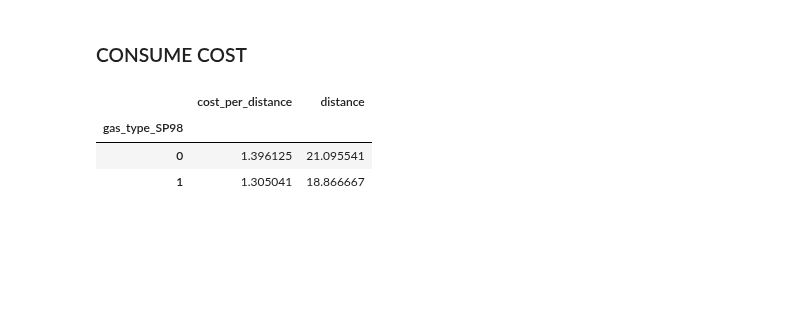
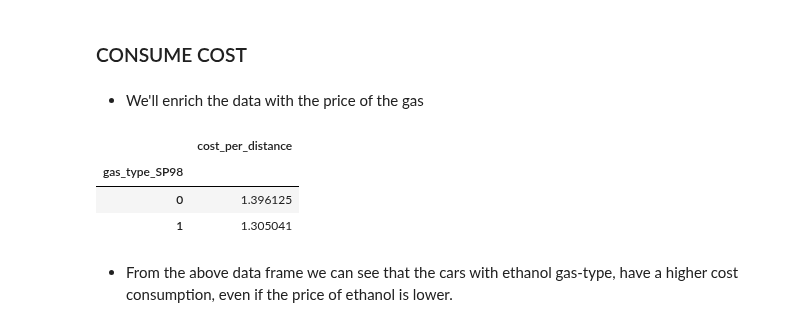
Before and after one commit to VictorRodriguezIronhack/reto_data, a Jupyter notebook: consume.ipynb, the cells around one changed output. Drawn from its saved outputs; the diff is of its cells as text; code cells hidden in the pictures; blank space fills up the shorter version.

```diff
--- a/consume.ipynb
+++ b/consume.ipynb
@@ -260,5 +252,7 @@ Notes:
 # %% [markdown]
 ### CONSUME COST
+# %% [markdown]
+- We'll enrich the data with the price of the gas
 # %%
 def price(x):
     E10_price = 1.379
@@ -272,10 +266,12 @@ consume_data['price'] = consume_data.gas_type_SP98.apply(price)
 # %%
 consume_data['cost_per_distance'] =(((consume_data.consume)/100) * (consume_data.distance)) * consume_data.price
 # %%
-price_gr = consume_data.groupby('gas_type_SP98').agg({'cost_per_distance': 'mean', 'distance': 'mean'})
+price_gr = consume_data.groupby('gas_type_SP98').agg({'cost_per_distance': 'mean'})
 price_gr
 # %% [output]
-|  | cost_per_distance | distance |
-| gas_type_SP98 |  |  |
-| 0 | 1.396125 | 21.095541 |
-| 1 | 1.305041 | 18.866667 |
+|  | cost_per_distance |
+| gas_type_SP98 |  |
+| 0 | 1.396125 |
+| 1 | 1.305041 |
+# %% [markdown]
+- From the above data frame we can see that the cars with ethanol gas-type, have a higher cost consumption, even if the price of ethanol is lower.
```
Also changed, not shown: parts of 13 cells of this notebook.
